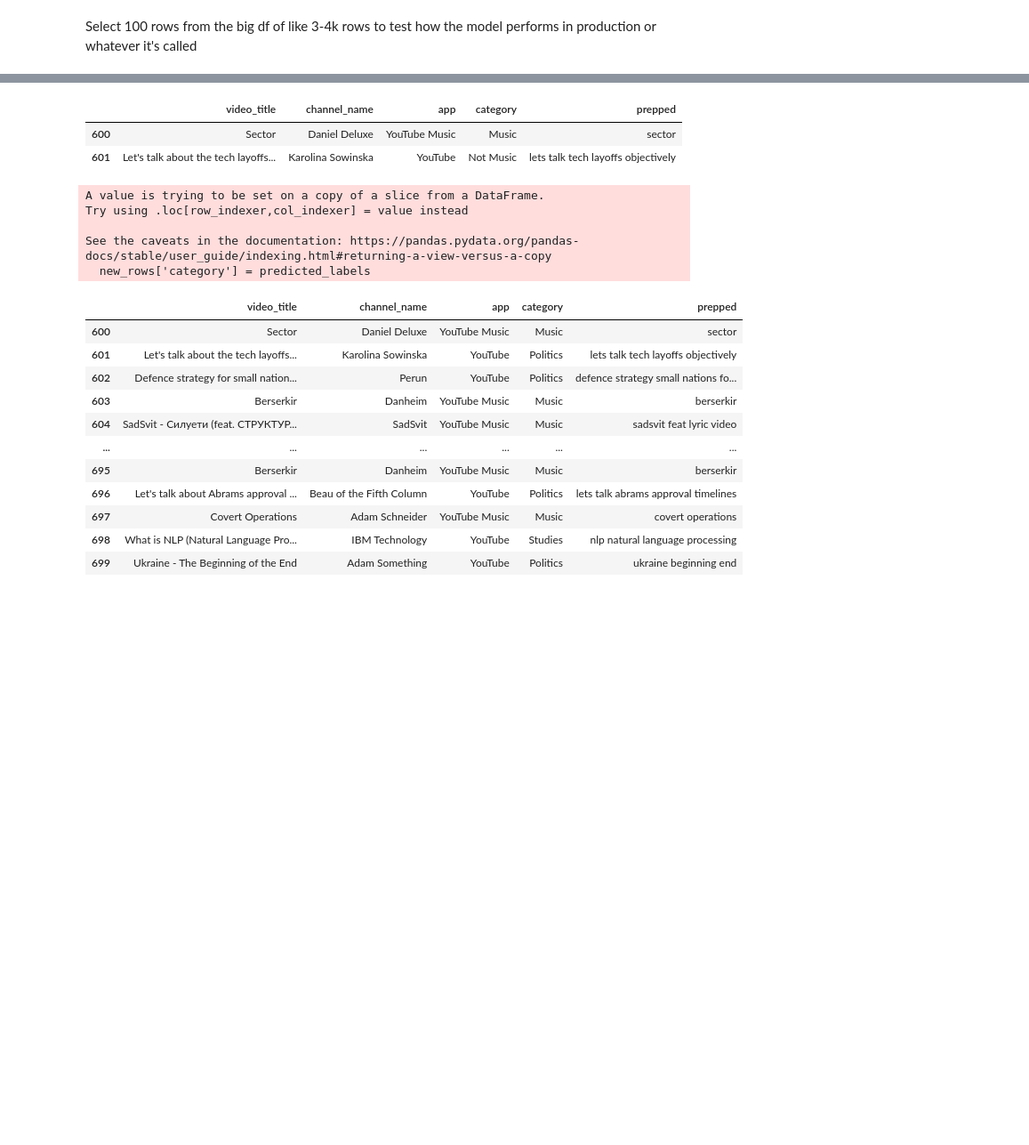
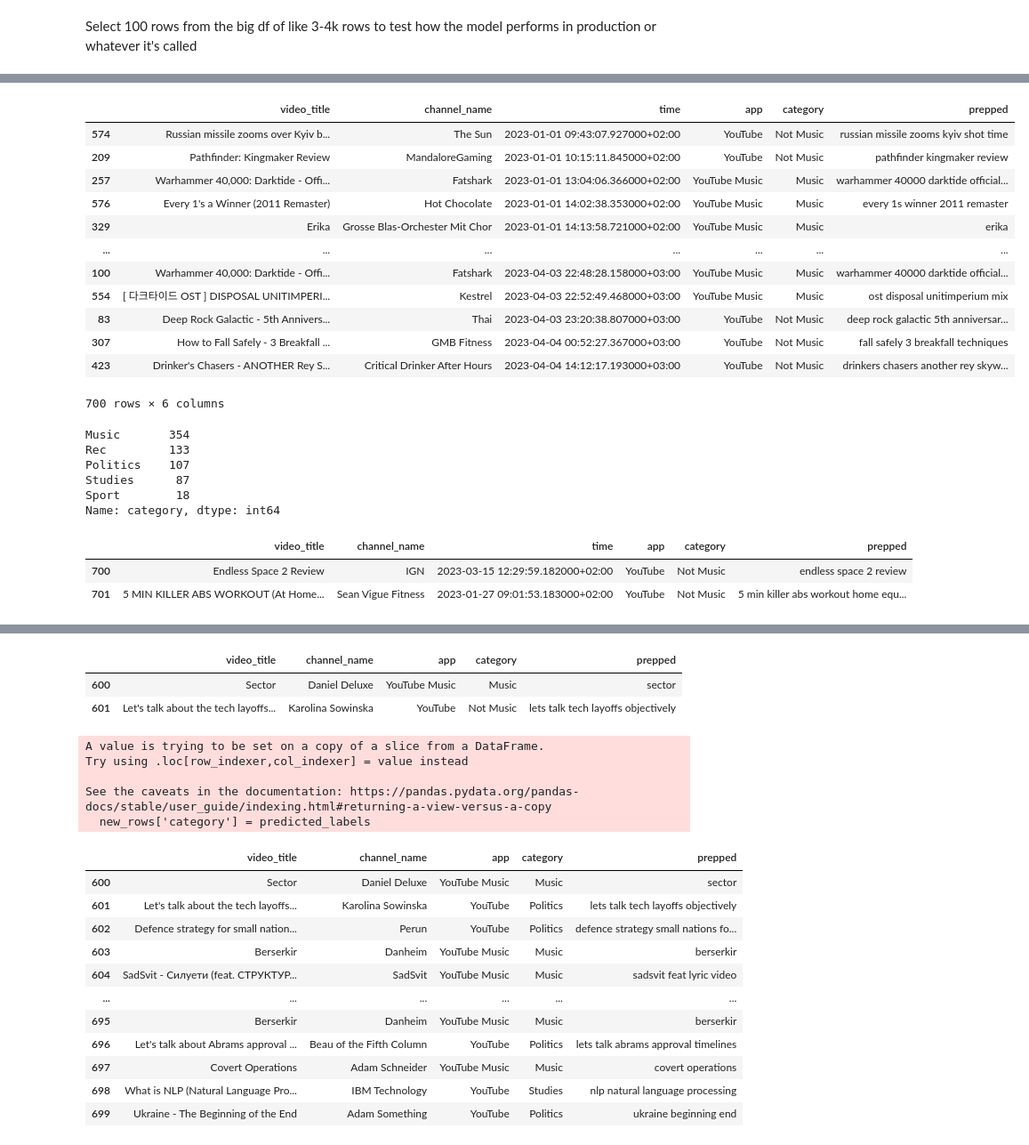
Before and after one commit to SanAntonik/yt_activity_analysis, a Jupyter notebook: classify.ipynb, the cells around one changed output, grey strips where cells are left out. Shown at 89% size. Saved outputs shown, nothing was run; the diff lists cells and outputs as text; code cells hidden in the pictures; blank space fills up the shorter version.

```diff
--- a/classify.ipynb
+++ b/classify.ipynb
@@ -617,0 +667,3 @@ sample.iloc[597:603]
+# %%
+old_rows = sample.iloc[:700]
+old_rows["time"]
@@ -617,0 +789,32 @@ sample.iloc[597:603]
+# %%
+old_rows.sort_values(by='time', ascending=True)
+# %% [output]
+|  | video_title | channel_name | time | app | category | prepped |
+| 574 | Russian missile zooms over Kyiv b... | The Sun | 2023-01-01 09:43:07.927000+02:00 | YouTube | Not Music | russian missile zooms kyiv shot time |
+| 209 | Pathfinder: Kingmaker Review | MandaloreGaming | 2023-01-01 10:15:11.845000+02:00 | YouTube | Not Music | pathfinder kingmaker review |
+| 257 | Warhammer 40,000: Darktide - Offi... | Fatshark | 2023-01-01 13:04:06.366000+02:00 | YouTube Music | Music | warhammer 40000 darktide official... |
+| 576 | Every 1's a Winner (2011 Remaster) | Hot Chocolate | 2023-01-01 14:02:38.353000+02:00 | YouTube Music | Music | every 1s winner 2011 remaster |
+| 329 | Erika | Grosse Blas-Orchester Mit Chor | 2023-01-01 14:13:58.721000+02:00 | YouTube Music | Music | erika |
+| ... | ... | ... | ... | ... | ... | ... |
+| 100 | Warhammer 40,000: Darktide - Offi... | Fatshark | 2023-04-03 22:48:28.158000+03:00 | YouTube Music | Music | warhammer 40000 darktide official... |
+| 554 | [ 다크타이드 OST ] DISPOSAL UNITIMPERI... | Kestrel | 2023-04-03 22:52:49.468000+03:00 | YouTube Music | Music | ost disposal unitimperium mix |
+| 83 | Deep Rock Galactic - 5th Annivers... | Thai | 2023-04-03 23:20:38.807000+03:00 | YouTube | Not Music | deep rock galactic 5th anniversar... |
+| 307 | How to Fall Safely - 3 Breakfall ... | GMB Fitness | 2023-04-04 00:52:27.367000+03:00 | YouTube | Not Music | fall safely 3 breakfall techniques |
+| 423 | Drinker's Chasers - ANOTHER Rey S... | Critical Drinker After Hours | 2023-04-04 14:12:17.193000+03:00 | YouTube | Not Music | drinkers chasers another rey skyw... |
+700 rows × 6 columns
+# %%
+df["category"].value_counts()
+# %% [output]
+Music       354
+Rec         133
+Politics    107
+Studies      87
+Sport        18
+Name: category, dtype: int64
+# %%
+new_rows = sample.iloc[700:]
+new_rows.head(2)
+# %% [output]
+|  | video_title | channel_name | time | app | category | prepped |
+| 700 | Endless Space 2 Review | IGN | 2023-03-15 12:29:59.182000+02:00 | YouTube | Not Music | endless space 2 review |
+| 701 | 5 MIN KILLER ABS WORKOUT (At Home... | Sean Vigue Fitness | 2023-01-27 09:01:53.183000+02:00 | YouTube | Not Music | 5 min killer abs workout home equ... |
```
Also changed, not shown: parts of 22 cells of this notebook.
